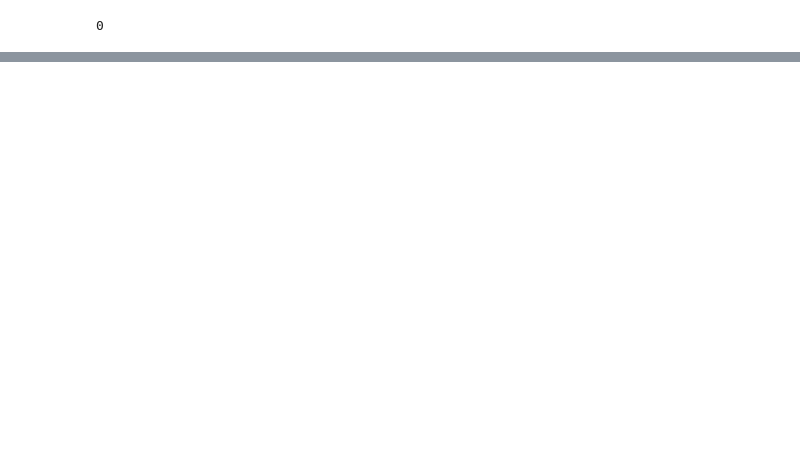
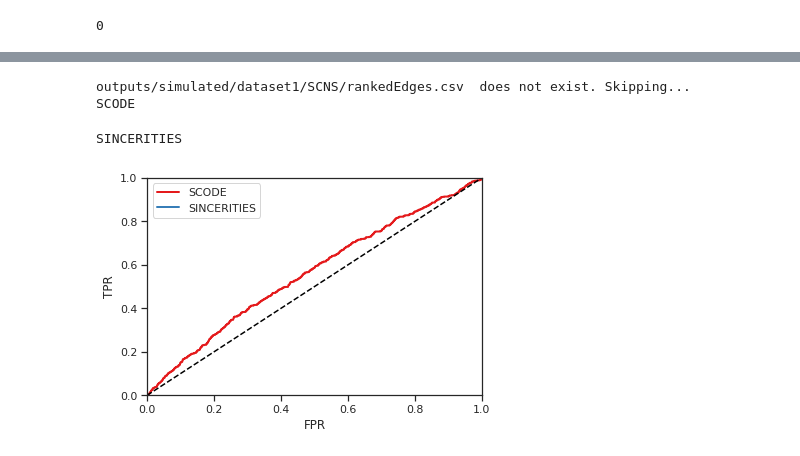
Before and after one commit to Murali-group/Beeline, a Jupyter notebook: bench.ipynb, the cells around one changed output, grey strips where cells are left out. Cells and saved outputs as stored; diff of their text form; code cells hidden in the pictures; blank space fills up the shorter version.

```diff
--- a/bench.ipynb
+++ b/bench.ipynb
@@ -9,8 +9,18 @@ from multiprocessing import Pool, cpu_count
 import concurrent.futures
 from typing import Dict, List
 from src.runner import Runner
+import yaml
+import argparse
+import itertools
+from collections import defaultdict
+from pathlib import Path
+import multiprocessing
+from multiprocessing import Pool, cpu_count
+import concurrent.futures
+from typing import Dict, List
+from src.runner import Runner
 import os
-from src.plotPR import PRCurves
+from src.plotCurves import EvalCurves
 
 class InputSettings(object):
     def __init__(self,
@@ -19,6 +29,7 @@ class InputSettings(object):
         self.datadir = datadir
         self.datasets = datasets
         self.algorithms = algorithms
+
 
 class OutputSettings(object):
     '''
@@ -93,13 +104,13 @@ class Evaluation(object):
                     runner.run(output_dir=base_output_dir)
 
 
-    def PR_runners(self):
+    def evaluate_runners(self):
         '''
-        Plot PR curves for each dataset
+        Plot PR and ROC curves for each dataset
         for all the algorithms
         '''
         for dataset in self.input_settings.datasets:
-            PRCurves(dataset, self.input_settings)
+            EvalCurves(dataset, self.input_settings)
 
 
 class ConfigParser(object):
@@ -198,4 +216,5 @@ Path.cwd().joinpath(evaluation.input_settings.datadir)
 # %% [output]
 PosixPath('/home/adyprat/ModelEval/inputs/simulated')
 # %%
-evaluation.runners[0].generateInputs()
+evaluation.runners[2].generateInputs()
+evaluation.runners[2].run()
@@ -248,0 +279,7 @@ plt.legend(['1','2'])
+# %%
+evaluation.evaluate_runners()
+# %% [output]
+outputs/simulated/dataset1/SCNS/rankedEdges.csv  does not exist. Skipping...
+SCODE
+SINCERITIES
+[figure, added]
```
Also changed, not shown: parts of 13 cells of this notebook, 6 other files.
